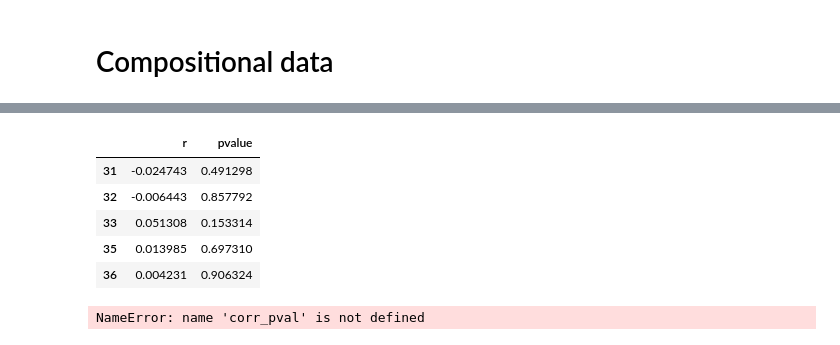
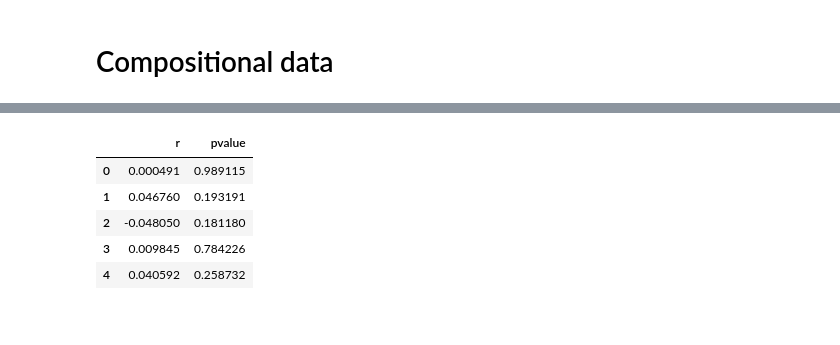
Before and after one commit to lkshiel/ACRE, a Jupyter notebook: notebooks/ACRE1.ipynb, the cells around one changed output, grey strips where cells are left out. Drawn from its saved outputs; the diff is of its cells as text; code cells hidden in the pictures.

```diff
--- a/notebooks/ACRE1.ipynb
+++ b/notebooks/ACRE1.ipynb
@@ -376,16 +222,0 @@ nir_raw.head()
-# %%
-fl17_Raw = pd.read_excel("../data/Supplemental_F1.xlsx", sheet_name="Raw")
-columns = ["_".join(i.split()) for i in list(fl17_Raw.columns)]
-fl17_Raw.columns = columns
-rep = []
-for i in fl17_Raw.Sample_ID:
-    if (pd.isnull(i)):
-        rep.append(np.nan)
-    elif (i in rep_1_list):
-        rep.append(1)
-    elif (i in rep_2_list):
-        rep.append(2)
-    else:
-        rep.append(np.nan)
-fl17_Raw["Rep"] = rep
-fl17_Raw.head()
@@ -394,3 +223,2 @@ NameError: name 'rep_1_list' is not defined
 # %%
-numeric_columns = nir_raw.columns[3:len(nir_raw.columns)-1]
-x = nir_raw[numeric_columns.values]
+numeric_columns = nir_raw.columns[3:len(nir_raw.columns)-4]
@@ -430,0 +225,4 @@ fl17_ama.head()
+# %%
+fl17_ama = pd.read_excel("../data/Supplemental_F1.xlsx", index_col=0)
+print(fl17_ama.shape)
+fl17_ama.head()
@@ -431,8 +238,17 @@ fl17_ama.head()
 # %%
-def R2(x, y):
-    return stats.pearsonr(x, y)[0] ** 2
+def r(x, y):
+    return stats.pearsonr(x, y)
+
+p_values = []
 
 for i in list(numeric_columns.values):
-    sns.jointplot(x="cp_AMA", y=i, data=fl17_ama, kind="reg", stat_func=R2)
-    plt.show()
+    if i not in ["Sodium"]:
+        sns.jointplot(x="cp_AMA",
+                      y=i,
+                      data=fl17_ama,
+                      kind="reg",
+                      marginal_kws=dict(kde=False),
+                      stat_func=r)
+        p_values.append(r(fl17_ama.cp_AMA, fl17_ama.loc[:,i]))
+        plt.show()
 # %% [output]
@@ -460,16 +268,12 @@ for i in numeric_columns.values:
 # %%
 corr_pval = pd.DataFrame(p_values, columns=["r","pvalue"])
-corr_pval = corr_pval.drop(34)
-corr_pval.tail()
+corr_pval = corr_pval.drop(34) # trait 34 was removed because all NIR measurments = 0
+corr_pval.head()
 # %% [output]
 |  | r | pvalue |
-| 31 | -0.024743 | 0.491298 |
-| 32 | -0.006443 | 0.857792 |
-| 33 | 0.051308 | 0.153314 |
-| 35 | 0.013985 | 0.697310 |
-| 36 | 0.004231 | 0.906324 |
+| 0 | 0.000491 | 0.989115 |
+| 1 | 0.046760 | 0.193191 |
+| 2 | -0.048050 | 0.181180 |
+| 3 | 0.009845 | 0.784226 |
+| 4 | 0.040592 | 0.258732 |
-# %%
-corr_pval.to_excel("corr_pval.xlsx")
-# %% [output]
-NameError: name 'corr_pval' is not defined
 # %%
```
Also changed, not shown: parts of 36 cells of this notebook, 2 other files.
